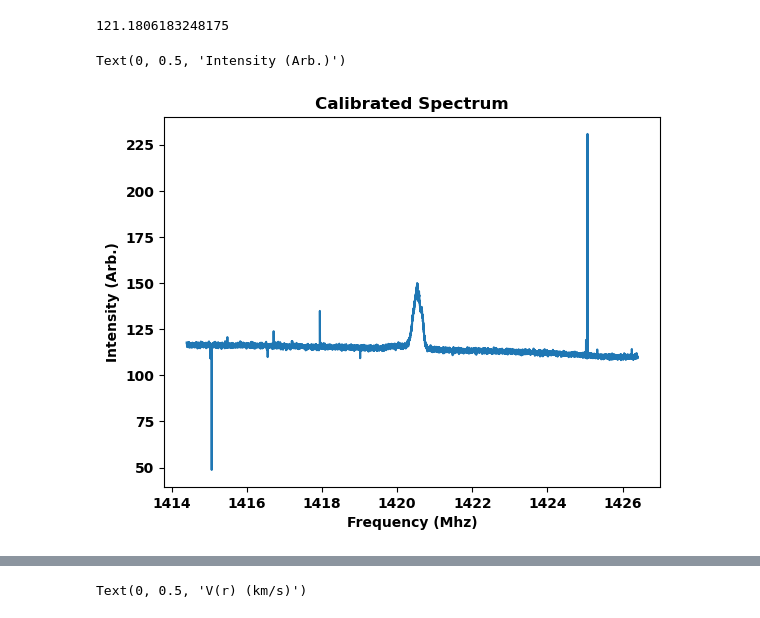
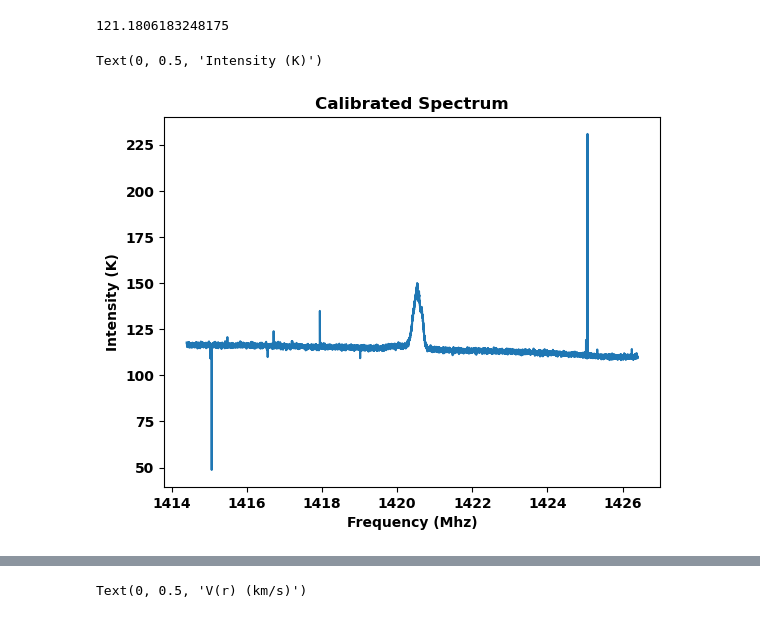
Before and after one commit to gregorycorcoran/Python-Notebooks, a Jupyter notebook: Homework2.ipynb, the cells around one changed output, grey strips where cells are left out. Cells and saved outputs as stored; diff of their text form; code cells hidden in the pictures.

```diff
--- a/Homework2.ipynb
+++ b/Homework2.ipynb
@@ -116,10 +117,10 @@ calibrated=(np.asarray(data[3])/np.asarray(data[5]))*T_sys
 # %%
 plt.plot(data[2],calibrated)
 plt.title('Calibrated Spectrum')
 plt.xlabel('Frequency (Mhz)')
-plt.ylabel('Intensity (Arb.)')
+plt.ylabel('Intensity (K)')
 # %% [output]
-Text(0, 0.5, 'Intensity (Arb.)')
+Text(0, 0.5, 'Intensity (K)')
-[figure, old version]
+[figure, new version]
 # %%
 vels,spec=Processor(data[2],data[3],data[5],data[6],data[1])
```
Also changed, not shown: parts of 7 cells of this notebook.
